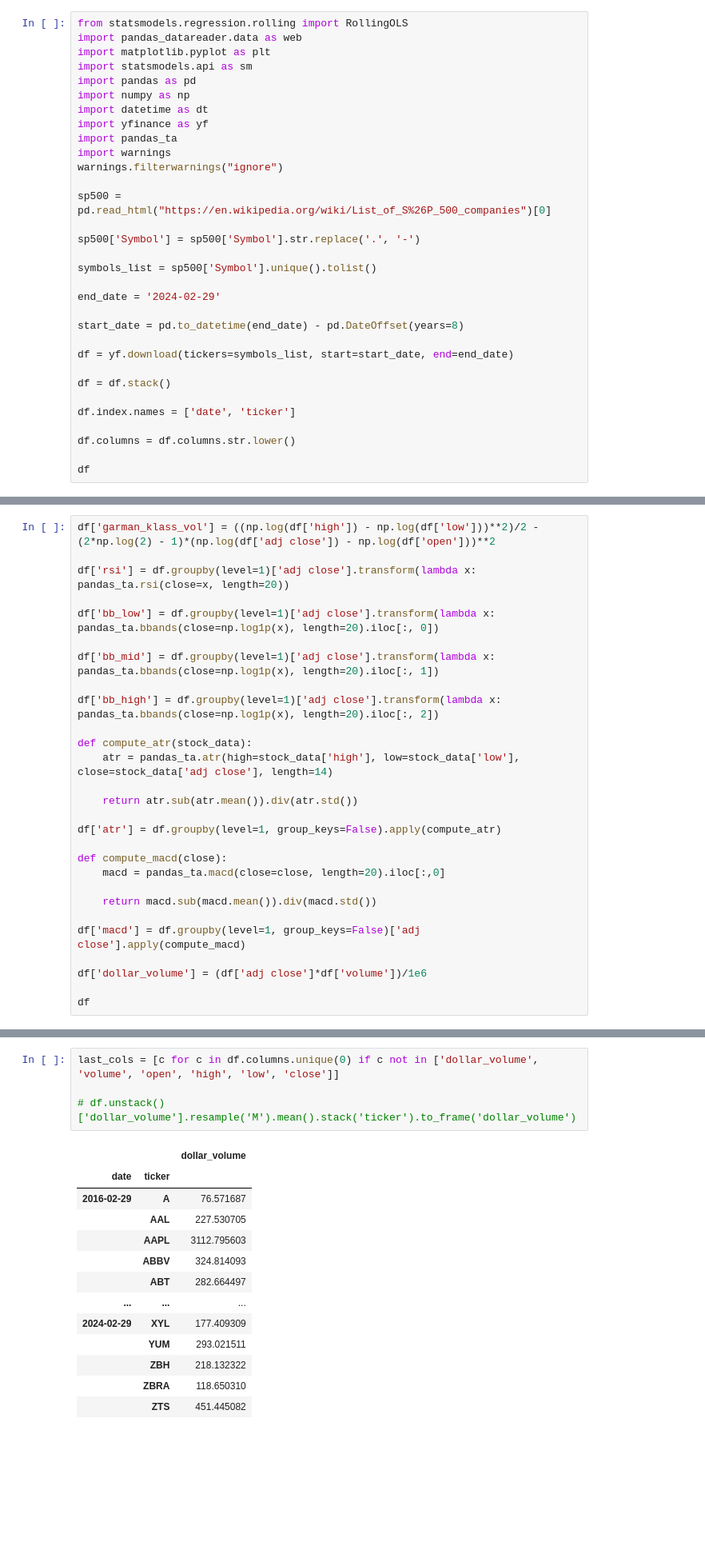
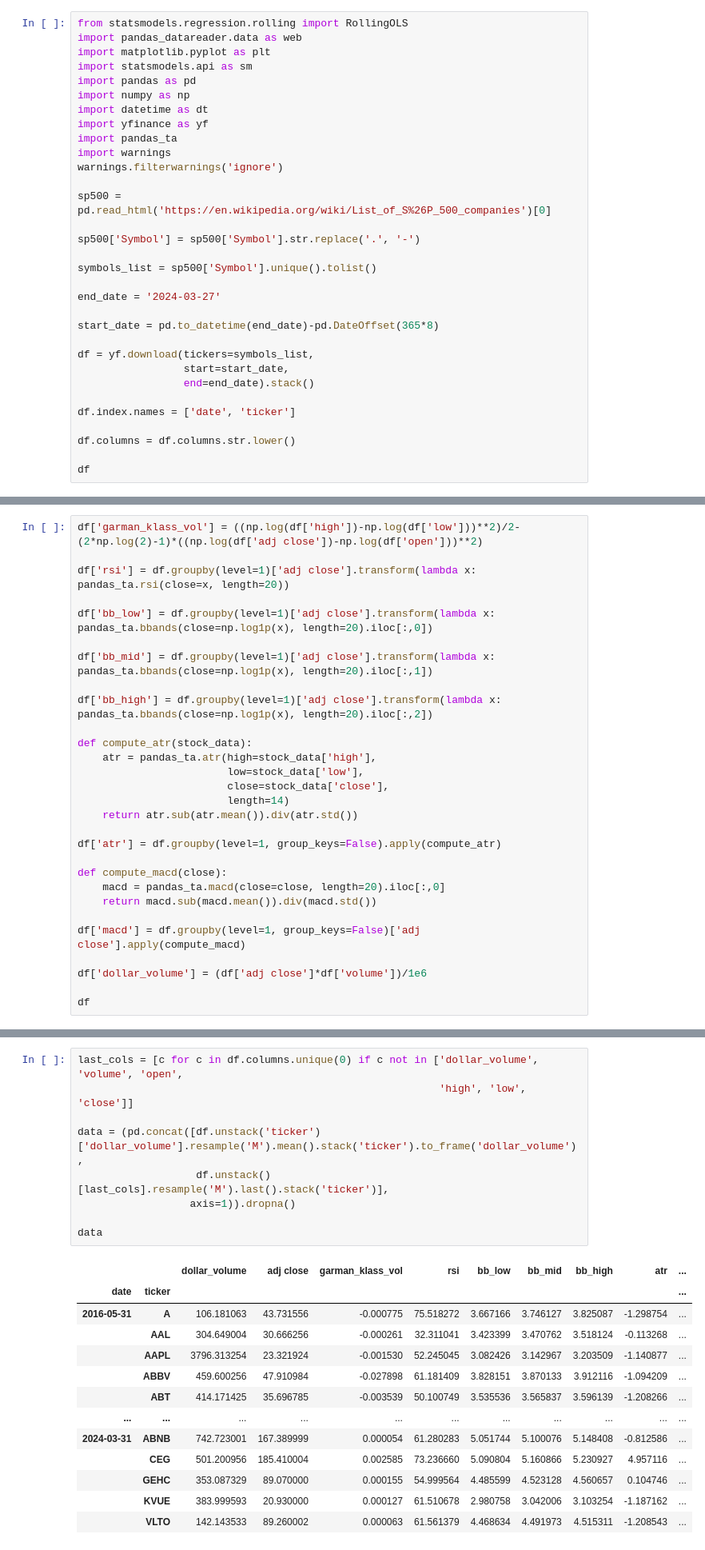
Before and after one commit to 21satvik/Algorithmic-Trading-Strategies, a Jupyter notebook: ML_Quant_strategies.ipynb, the cells around one changed output, grey strips where cells are left out. Shown at 80% size. Saved outputs shown, nothing was run; the diff lists cells and outputs as text; blank space fills up the shorter version.

```diff
--- a/ML_Quant_strategies.ipynb
+++ b/ML_Quant_strategies.ipynb
@@ -11,21 +11,21 @@ import datetime as dt
 import yfinance as yf
 import pandas_ta
 import warnings
-warnings.filterwarnings("ignore")
+warnings.filterwarnings('ignore')
 
-sp500 = pd.read_html("https://en.wikipedia.org/wiki/List_of_S%26P_500_companies")[0]
+sp500 = pd.read_html('https://en.wikipedia.org/wiki/List_of_S%26P_500_companies')[0]
 
 sp500['Symbol'] = sp500['Symbol'].str.replace('.', '-')
 
 symbols_list = sp500['Symbol'].unique().tolist()
 
-end_date = '2024-02-29'
+end_date = '2024-03-27'
 
-start_date = pd.to_datetime(end_date) - pd.DateOffset(years=8)
+start_date = pd.to_datetime(end_date)-pd.DateOffset(365*8)
 
-df = yf.download(tickers=symbols_list, start=start_date, end=end_date)
-
-df = df.stack()
+df = yf.download(tickers=symbols_list,
+                 start=start_date,
+                 end=end_date).stack()
 
 df.index.names = ['date', 'ticker']
 
@@ -57,26 +61,27 @@ df
 - Moving Average Convergence Divergence
 - Dollar Volume
 # %%
-df['garman_klass_vol'] = ((np.log(df['high']) - np.log(df['low']))**2)/2 - (2*np.log(2) - 1)*(np.log(df['adj close']) - np.log(df['open']))**2
+df['garman_klass_vol'] = ((np.log(df['high'])-np.log(df['low']))**2)/2-(2*np.log(2)-1)*((np.log(df['adj close'])-np.log(df['open']))**2)
 
 df['rsi'] = df.groupby(level=1)['adj close'].transform(lambda x: pandas_ta.rsi(close=x, length=20))
 
-df['bb_low'] = df.groupby(level=1)['adj close'].transform(lambda x: pandas_ta.bbands(close=np.log1p(x), length=20).iloc[:, 0])
+df['bb_low'] = df.groupby(level=1)['adj close'].transform(lambda x: pandas_ta.bbands(close=np.log1p(x), length=20).iloc[:,0])
 
-df['bb_mid'] = df.groupby(level=1)['adj close'].transform(lambda x: pandas_ta.bbands(close=np.log1p(x), length=20).iloc[:, 1])
+df['bb_mid'] = df.groupby(level=1)['adj close'].transform(lambda x: pandas_ta.bbands(close=np.log1p(x), length=20).iloc[:,1])
 
-df['bb_high'] = df.groupby(level=1)['adj close'].transform(lambda x: pandas_ta.bbands(close=np.log1p(x), length=20).iloc[:, 2])
+df['bb_high'] = df.groupby(level=1)['adj close'].transform(lambda x: pandas_ta.bbands(close=np.log1p(x), length=20).iloc[:,2])
 
 def compute_atr(stock_data):
-    atr = pandas_ta.atr(high=stock_data['high'], low=stock_data['low'], close=stock_data['adj close'], length=14)
-
+    atr = pandas_ta.atr(high=stock_data['high'],
+                        low=stock_data['low'],
+                        close=stock_data['close'],
+                        length=14)
     return atr.sub(atr.mean()).div(atr.std())
 
 df['atr'] = df.groupby(level=1, group_keys=False).apply(compute_atr)
 
 def compute_macd(close):
     macd = pandas_ta.macd(close=close, length=20).iloc[:,0]
-
     return macd.sub(macd.mean()).div(macd.std())
 
 df['macd'] = df.groupby(level=1, group_keys=False)['adj close'].apply(compute_macd)
@@ -102,20 +107,25 @@ df
 # %% [markdown]
 ## Filter top 150 most liquid stocks in S&P500
 # %%
-last_cols = [c for c in df.columns.unique(0) if c not in ['dollar_volume', 'volume', 'open', 'high', 'low', 'close']]
+last_cols = [c for c in df.columns.unique(0) if c not in ['dollar_volume', 'volume', 'open',
+                                                          'high', 'low', 'close']]
 
-# df.unstack()['dollar_volume'].resample('M').mean().stack('ticker').to_frame('dollar_volume')
+data = (pd.concat([df.unstack('ticker')['dollar_volume'].resample('M').mean().stack('ticker').to_frame('dollar_volume'),
+                   df.unstack()[last_cols].resample('M').last().stack('ticker')],
+                  axis=1)).dropna()
+
+data
 # %% [output]
-|  |  | dollar_volume |
-| date | ticker |  |
-| 2016-02-29 | A | 76.571687 |
-|  | AAL | 227.530705 |
-|  | AAPL | 3112.795603 |
-|  | ABBV | 324.814093 |
-|  | ABT | 282.664497 |
-| ... | ... | ... |
-| 2024-02-29 | XYL | 177.409309 |
-|  | YUM | 293.021511 |
-|  | ZBH | 218.132322 |
-|  | ZBRA | 118.650310 |
-|  | ZTS | 451.445082 |
+|  |  | dollar_volume | adj close | garman_klass_vol | rsi | bb_low | bb_mid | bb_high | atr | ... |
+| date | ticker |  |  |  |  |  |  |  |  | ... |
+| 2016-05-31 | A | 106.181063 | 43.731556 | -0.000775 | 75.518272 | 3.667166 | 3.746127 | 3.825087 | -1.298754 | ... |
+|  | AAL | 304.649004 | 30.666256 | -0.000261 | 32.311041 | 3.423399 | 3.470762 | 3.518124 | -0.113268 | ... |
+|  | AAPL | 3796.313254 | 23.321924 | -0.001530 | 52.245045 | 3.082426 | 3.142967 | 3.203509 | -1.140877 | ... |
+|  | ABBV | 459.600256 | 47.910984 | -0.027898 | 61.181409 | 3.828151 | 3.870133 | 3.912116 | -1.094209 | ... |
+|  | ABT | 414.171425 | 35.696785 | -0.003539 | 50.100749 | 3.535536 | 3.565837 | 3.596139 | -1.208266 | ... |
+| ... | ... | ... | ... | ... | ... | ... | ... | ... | ... | ... |
+| 2024-03-31 | ABNB | 742.723001 | 167.389999 | 0.000054 | 61.280283 | 5.051744 | 5.100076 | 5.148408 | -0.812586 | ... |
+|  | CEG | 501.200956 | 185.410004 | 0.002585 | 73.236660 | 5.090804 | 5.160866 | 5.230927 | 4.957116 | ... |
+|  | GEHC | 353.087329 | 89.070000 | 0.000155 | 54.999564 | 4.485599 | 4.523128 | 4.560657 | 0.104746 | ... |
+|  | KVUE | 383.999593 | 20.930000 | 0.000127 | 61.510678 | 2.980758 | 3.042006 | 3.103254 | -1.187162 | ... |
+|  | VLTO | 142.143533 | 89.260002 | 0.000063 | 61.561379 | 4.468634 | 4.491973 | 4.515311 | -1.208543 | ... |
```
Also changed, not shown: parts of 5 cells of this notebook.
